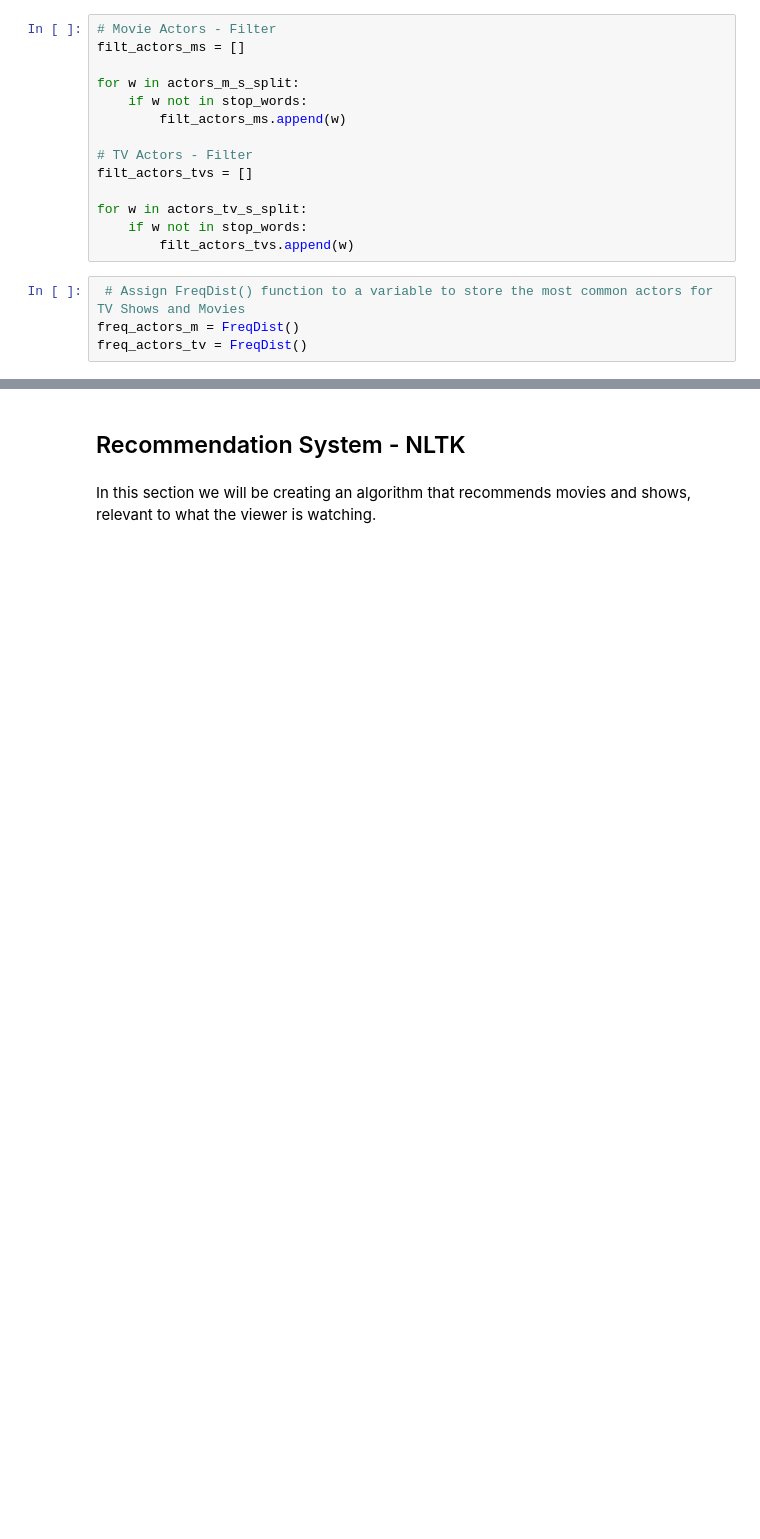
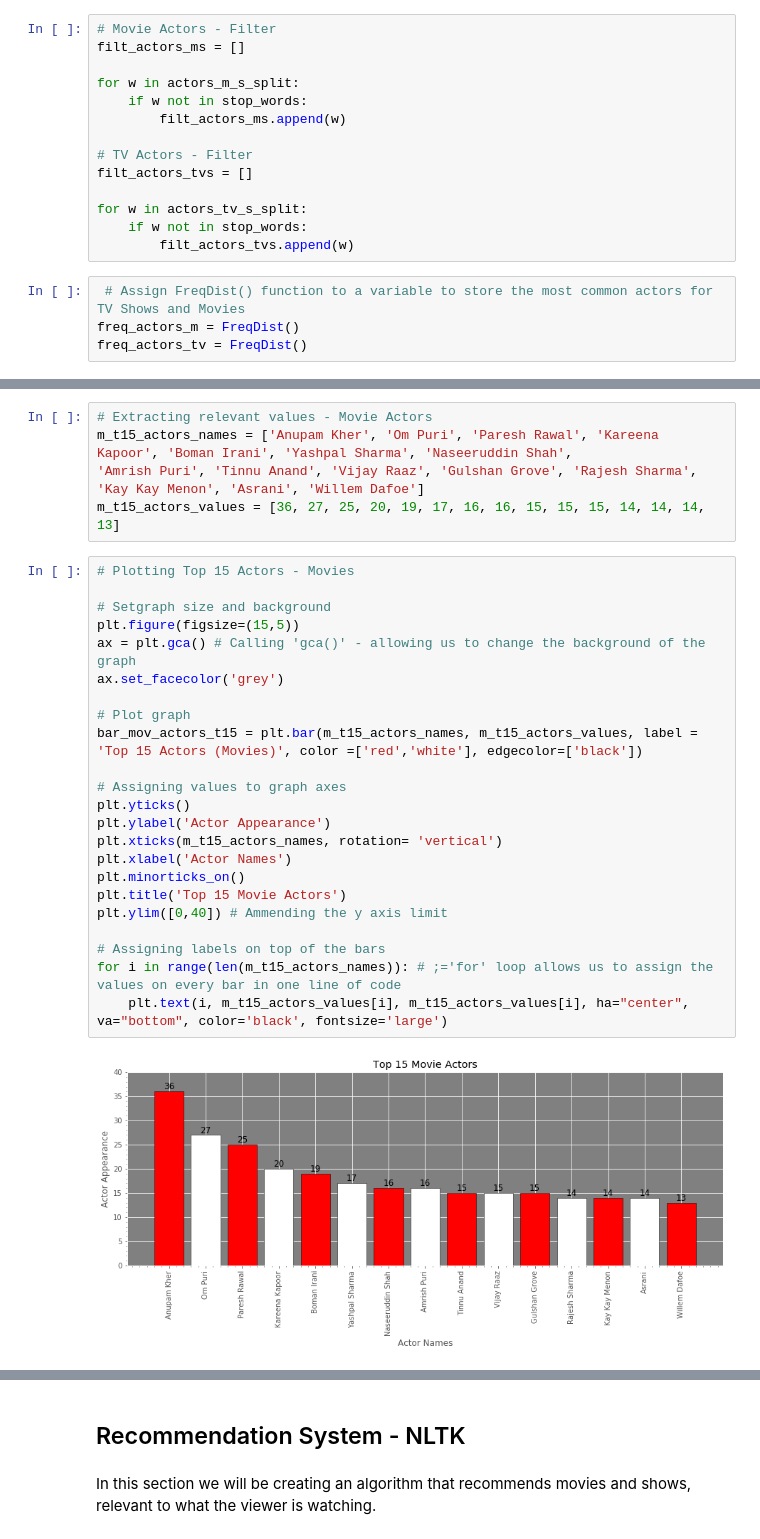
Before and after one commit to SunpreetSChahal/Netflix_EDA-ML, a Jupyter notebook: Netflix Data - EDA and ML Practice.ipynb, the cells around one changed output, grey strips where cells are left out. Drawn from its saved outputs; the diff is of its cells as text; blank space fills up the shorter version.

```diff
--- a/Netflix Data - EDA and ML Practice.ipynb
+++ b/Netflix Data - EDA and ML Practice.ipynb
@@ -533,0 +572,30 @@ This will allow us to see how many times the actual top 10 actors appear on Netl
+# %%
+# Extracting relevant values - Movie Actors
+m_t15_actors_names = ['Anupam Kher', 'Om Puri', 'Paresh Rawal', 'Kareena Kapoor', 'Boman Irani', 'Yashpal Sharma', 'Naseeruddin Shah',
+'Amrish Puri', 'Tinnu Anand', 'Vijay Raaz', 'Gulshan Grove', 'Rajesh Sharma', 'Kay Kay Menon', 'Asrani', 'Willem Dafoe']
+m_t15_actors_values = [36, 27, 25, 20, 19, 17, 16, 16, 15, 15, 15, 14, 14, 14, 13]
+# %%
+# Plotting Top 15 Actors - Movies
+
+# Setgraph size and background
+plt.figure(figsize=(15,5))
+ax = plt.gca() # Calling 'gca()' - allowing us to change the background of the graph
+ax.set_facecolor('grey')
+
+# Plot graph
+bar_mov_actors_t15 = plt.bar(m_t15_actors_names, m_t15_actors_values, label = 'Top 15 Actors (Movies)', color =['red','white'], edgecolor=['black'])
+
+# Assigning values to graph axes
+plt.yticks()
+plt.ylabel('Actor Appearance')
+plt.xticks(m_t15_actors_names, rotation= 'vertical')
+plt.xlabel('Actor Names')
+plt.minorticks_on()
+plt.title('Top 15 Movie Actors')
+plt.ylim([0,40]) # Ammending the y axis limit
+
+# Assigning labels on top of the bars
+for i in range(len(m_t15_actors_names)): # ;='for' loop allows us to assign the values on every bar in one line of code
+    plt.text(i, m_t15_actors_values[i], m_t15_actors_values[i], ha="center", va="bottom", color='black', fontsize='large')
+# %% [output]
+[figure, added]
```
Also changed, not shown: parts of 14 cells of this notebook.
